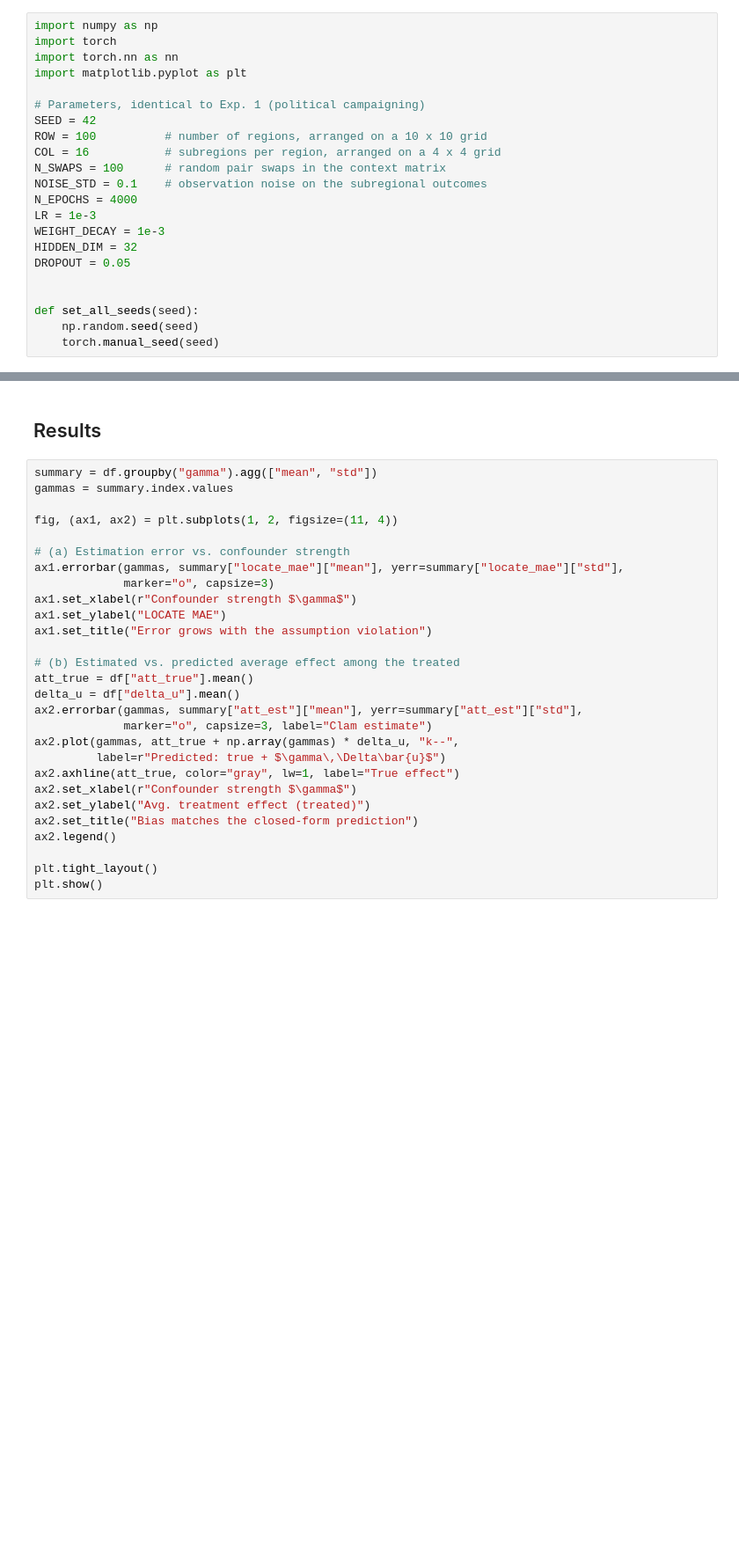
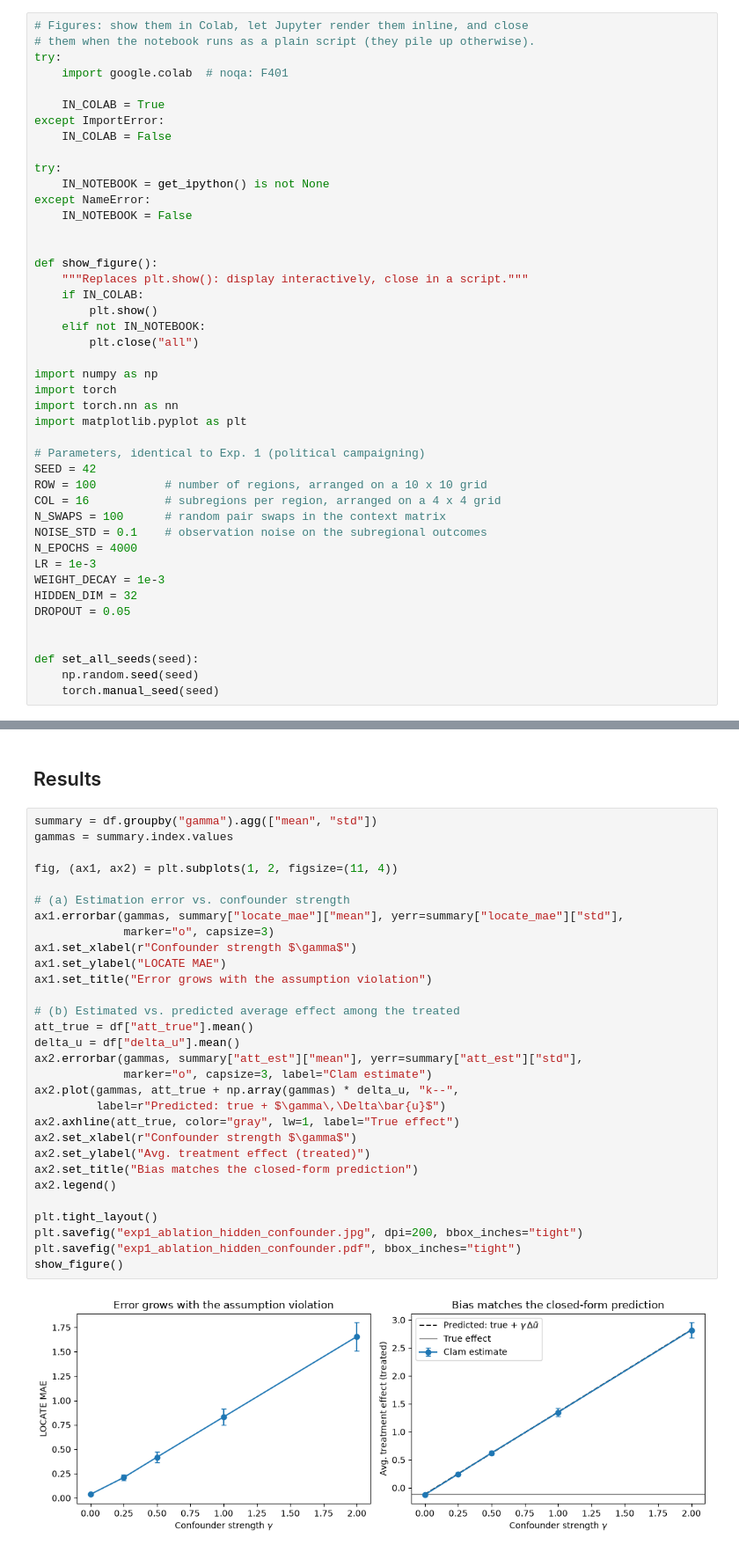
Before and after one commit to gerritgr/clam, a Jupyter notebook: backup_experiments/exp1_ablation_hidden_confounder.ipynb, the cells around one changed output, grey strips where cells are left out. Shown at 88% size. Saved outputs shown, nothing was run; the diff lists cells and outputs as text; blank space fills up the shorter version.

Commit message:
fixes plot

```diff
--- a/backup_experiments/exp1_ablation_hidden_confounder.ipynb
+++ b/backup_experiments/exp1_ablation_hidden_confounder.ipynb
@@ -18,6 +18,28 @@ $\gamma \cdot (\bar{u}_{\text{treated}} - \bar{u}_{\text{control}})$, shown as a
 # %% [markdown]
 ## Setup (identical to Exp. 1)
 # %%
+# Figures: show them in Colab, let Jupyter render them inline, and close
+# them when the notebook runs as a plain script (they pile up otherwise).
+try:
+    import google.colab  # noqa: F401
+
+    IN_COLAB = True
+except ImportError:
+    IN_COLAB = False
+
+try:
+    IN_NOTEBOOK = get_ipython() is not None
+except NameError:
+    IN_NOTEBOOK = False
+
+
+def show_figure():
+    """Replaces plt.show(): display interactively, close in a script."""
+    if IN_COLAB:
+        plt.show()
+    elif not IN_NOTEBOOK:
+        plt.close("all")
+
 import numpy as np
 import torch
 import torch.nn as nn
@@ -180,28 +227,32 @@ df.groupby("gamma")[["locate_mae", "att_est", "att_true"]].mean()
 # %%
 summary = df.groupby("gamma").agg(["mean", "std"])
 gammas = summary.index.values
 
 fig, (ax1, ax2) = plt.subplots(1, 2, figsize=(11, 4))
 
 # (a) Estimation error vs. confounder strength
 ax1.errorbar(gammas, summary["locate_mae"]["mean"], yerr=summary["locate_mae"]["std"],
              marker="o", capsize=3)
 ax1.set_xlabel(r"Confounder strength $\gamma$")
 ax1.set_ylabel("LOCATE MAE")
 ax1.set_title("Error grows with the assumption violation")
 
 # (b) Estimated vs. predicted average effect among the treated
 att_true = df["att_true"].mean()
 delta_u = df["delta_u"].mean()
 ax2.errorbar(gammas, summary["att_est"]["mean"], yerr=summary["att_est"]["std"],
              marker="o", capsize=3, label="Clam estimate")
 ax2.plot(gammas, att_true + np.array(gammas) * delta_u, "k--",
          label=r"Predicted: true + $\gamma\,\Delta\bar{u}$")
 ax2.axhline(att_true, color="gray", lw=1, label="True effect")
 ax2.set_xlabel(r"Confounder strength $\gamma$")
 ax2.set_ylabel("Avg. treatment effect (treated)")
 ax2.set_title("Bias matches the closed-form prediction")
 ax2.legend()
 
 plt.tight_layout()
-plt.show()
+plt.savefig("exp1_ablation_hidden_confounder.jpg", dpi=200, bbox_inches="tight")
+plt.savefig("exp1_ablation_hidden_confounder.pdf", bbox_inches="tight")
+show_figure()
+# %% [output]
+[figure, added]
```
Also changed, not shown: parts of 1 cell of this notebook, 1 other file.
